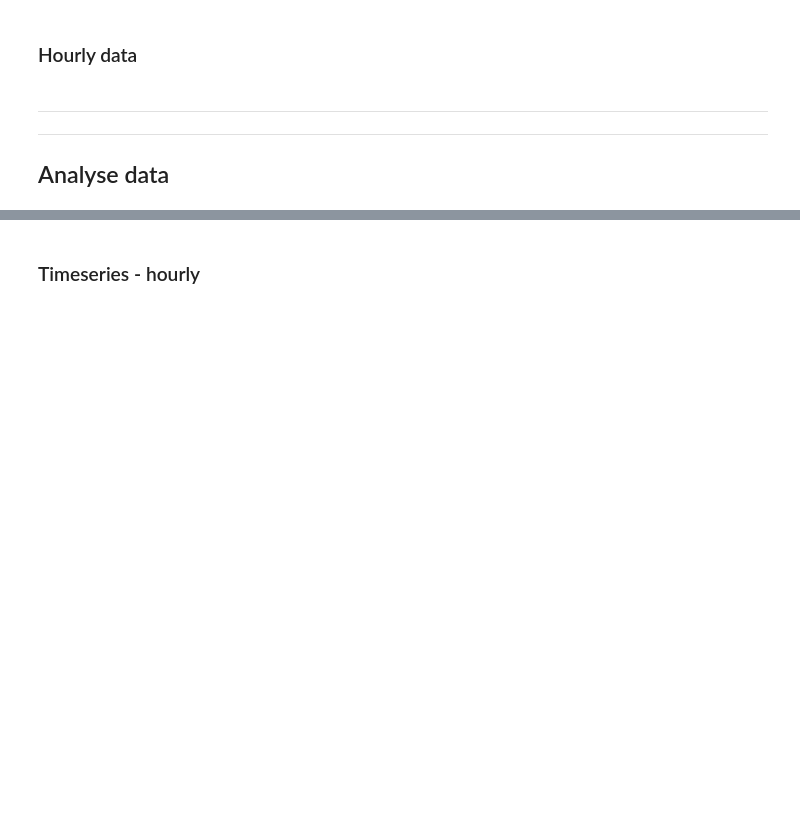
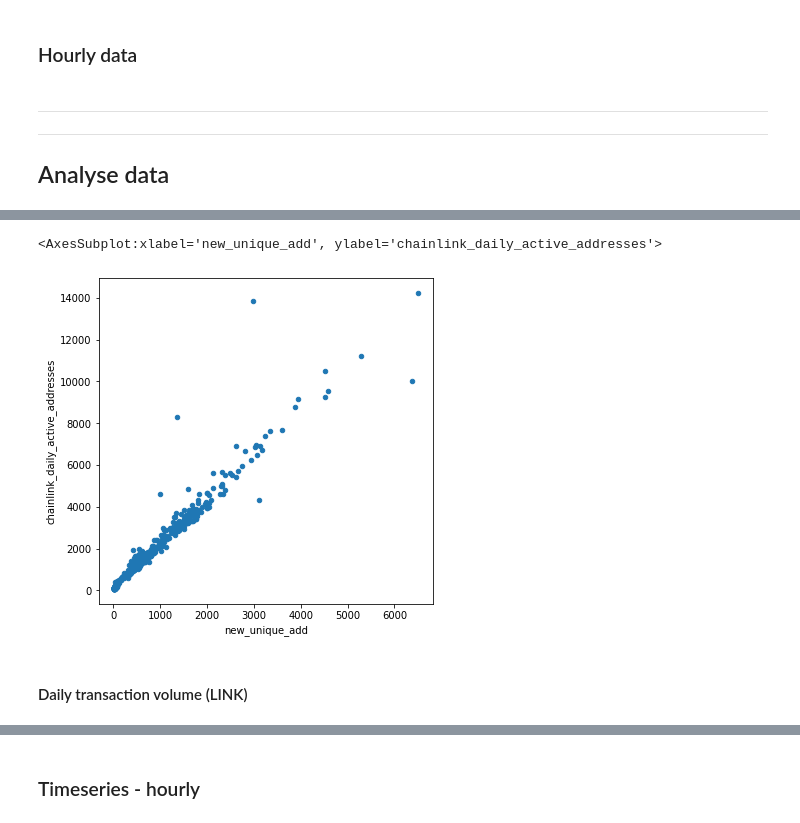
Before and after one commit to willr-seriousprojects/maker-dao, a Jupyter notebook: Maker-Risk/LINK/link.ipynb, the cells around one changed output, grey strips where cells are left out. Saved outputs shown, nothing was run; the diff lists cells and outputs as text; code cells hidden in the pictures; blank space fills up the shorter version.

```diff
--- a/Maker-Risk/LINK/link.ipynb
+++ b/Maker-Risk/LINK/link.ipynb
@@ -2587,0 +3058,5 @@ df_highestpairs = get_toppairs_vol('LINK', limit=10) # not sure if relevant
+# %%
+# Bring treasury and node bal to get circulatin supply
+df_activity_day= df_activity_day.join(
+    df_treasury_day
+).fillna(method='ffill', axis=0)
@@ -2609,0 +3543,8 @@ Lending platforms
+# %%
+# Relationship active addresses and new unique addresses
+df_activity_day.plot(kind='scatter', x='new_unique_add', y='chainlink_daily_active_addresses', figsize=(6,6))
+# %% [output]
+<AxesSubplot:xlabel='new_unique_add', ylabel='chainlink_daily_active_addresses'>
+[figure, added]
+# %% [markdown]
+#### Daily transaction volume (LINK)
```
Also changed, not shown: parts of 231 cells of this notebook, 10 other files.
